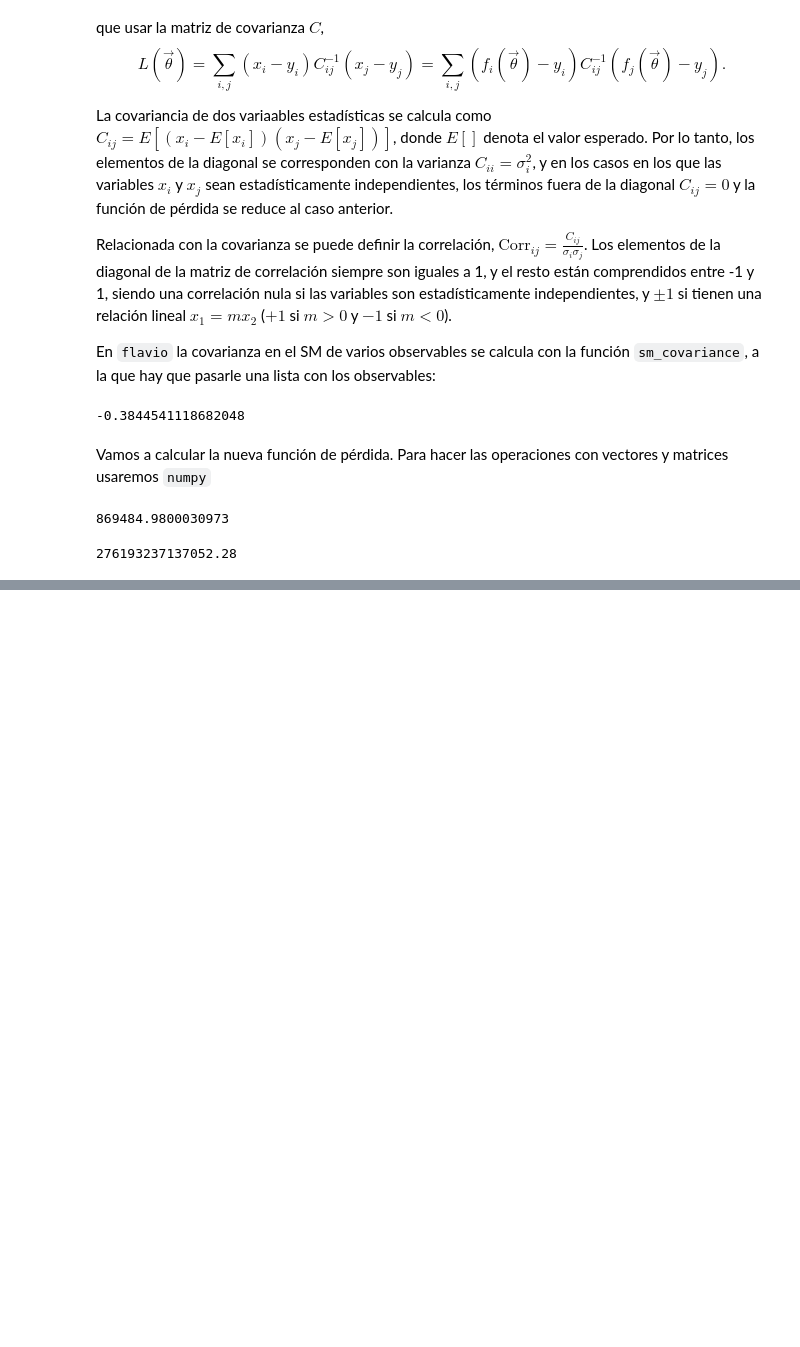
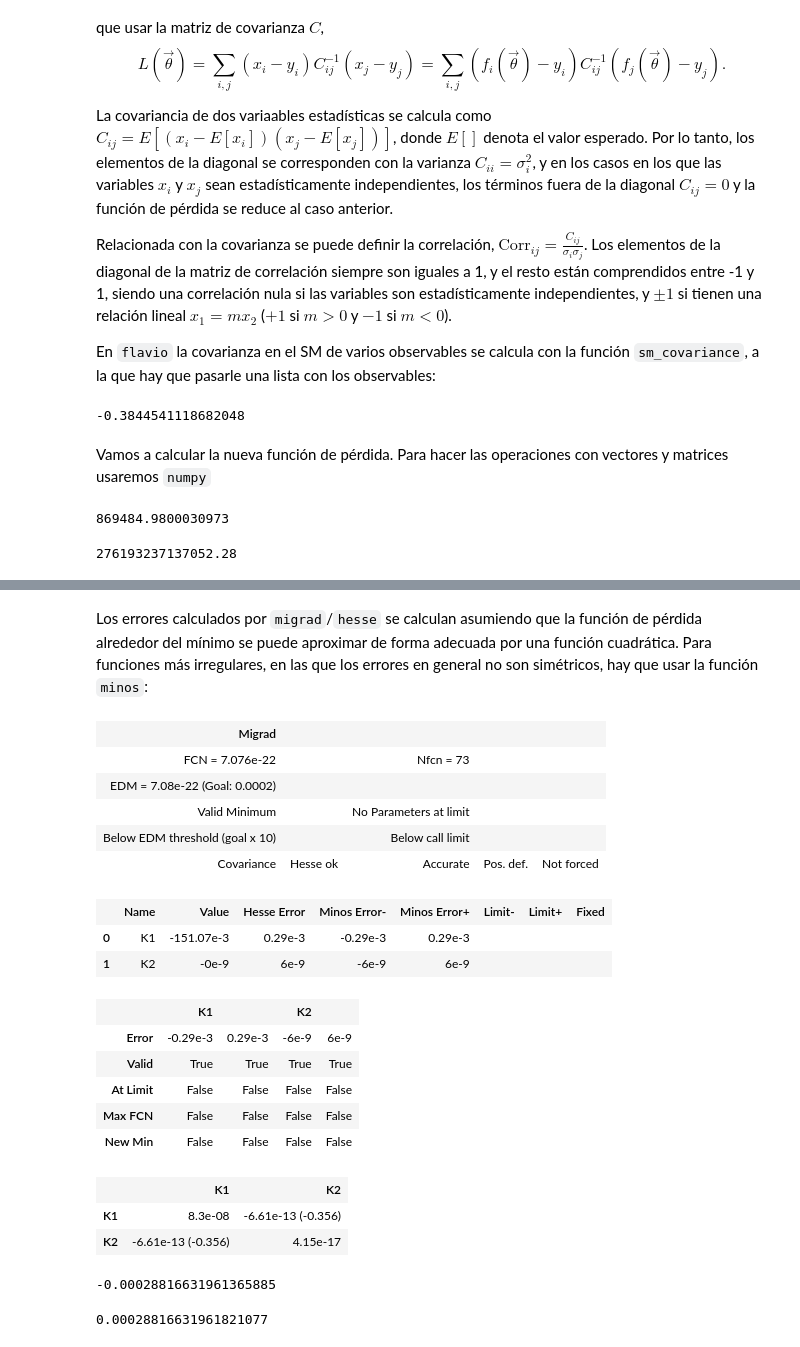
Before and after one commit to Jorge-Alda/TFM_AlejandroMir, a Jupyter notebook: Lecciones/03.ipynb, the cells around one changed output, grey strips where cells are left out. Drawn from its saved outputs; the diff is of its cells as text; code cells hidden in the pictures; blank space fills up the shorter version.

```diff
--- a/Lecciones/03.ipynb
+++ b/Lecciones/03.ipynb
@@ -119,0 +265,31 @@ loss(modelo, (0, 0.1))
+# %% [markdown]
+Los errores calculados por `migrad`/`hesse` se calculan asumiendo que la función de pérdida alrededor del mínimo se puede aproximar de forma adecuada por una función cuadrática. Para funciones más irregulares, en las que los errores en general no son simétricos, hay que usar la función `minos`:
+# %%
+m.minos()
+# %% [output]
+| Migrad |  |  |  |  |
+| FCN = 7.076e-22 |  | Nfcn = 73 |  |  |
+| EDM = 7.08e-22 (Goal: 0.0002) |  |  |  |  |
+| Valid Minimum |  | No Parameters at limit |  |  |
+| Below EDM threshold (goal x 10) |  | Below call limit |  |  |
+| Covariance | Hesse ok | Accurate | Pos. def. | Not forced |
+|  | Name | Value | Hesse Error | Minos Error- | Minos Error+ | Limit- | Limit+ | Fixed |
+| 0 | K1 | -151.07e-3 | 0.29e-3 | -0.29e-3 | 0.29e-3 |  |  |  |
+| 1 | K2 | -0e-9 | 6e-9 | -6e-9 | 6e-9 |  |  |  |
+|  | K1 |  | K2 |  |
+| Error | -0.29e-3 | 0.29e-3 | -6e-9 | 6e-9 |
+| Valid | True | True | True | True |
+| At Limit | False | False | False | False |
+| Max FCN | False | False | False | False |
+| New Min | False | False | False | False |
+|  | K1 | K2 |
+| K1 | 8.3e-08 | -6.61e-13 (-0.356) |
+| K2 | -6.61e-13 (-0.356) | 4.15e-17 |
+# %%
+m.merrors["K1"].lower
+# %% [output]
+-0.00028816631961365885
+# %%
+m.merrors["K1"].upper
+# %% [output]
+0.00028816631961821077
```
Also changed, not shown: parts of 42 cells of this notebook, 3 other files.
